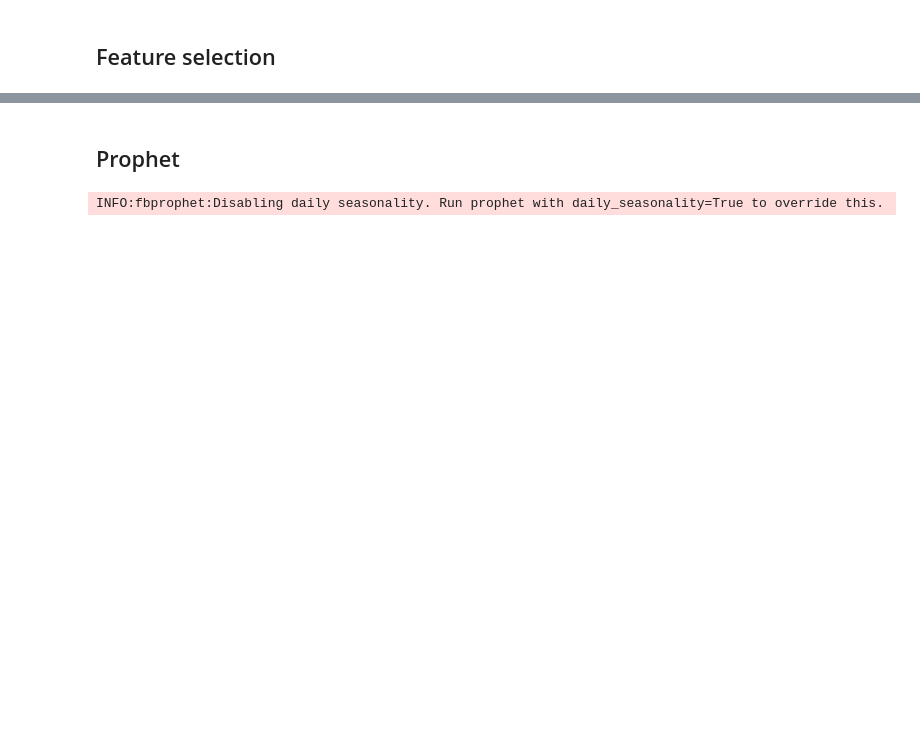
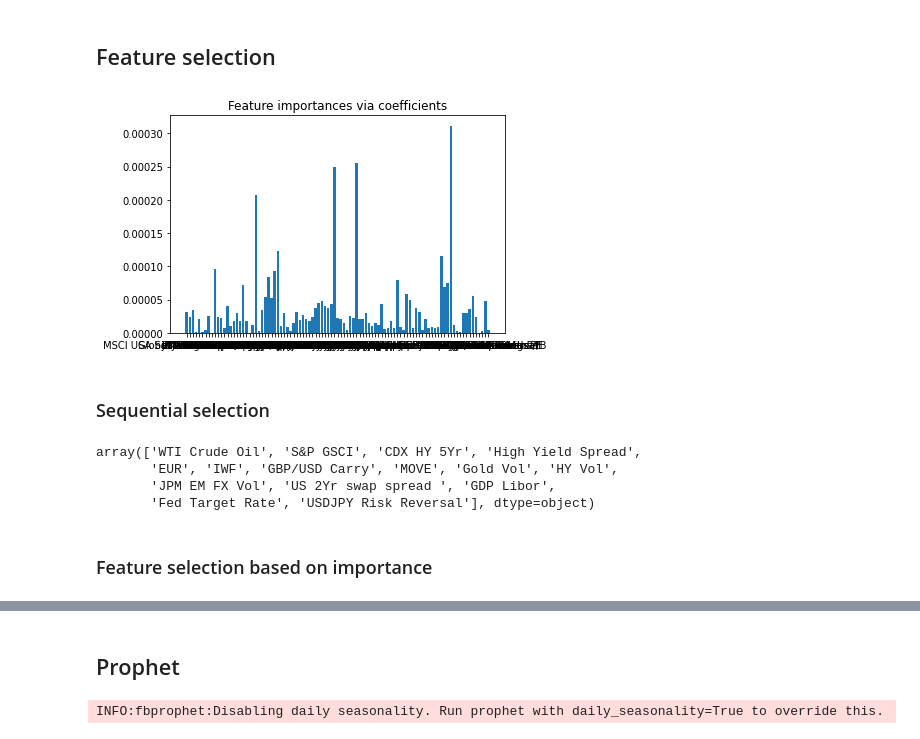
Before and after one commit to JBaldys/APlusBernstein-Project, a Jupyter notebook: notebooks/modeling/value/features.ipynb, the cells around one changed output, grey strips where cells are left out. Saved outputs shown, nothing was run; the diff lists cells and outputs as text; code cells hidden in the pictures; blank space fills up the shorter version.

```diff
--- a/notebooks/modeling/value/features.ipynb
+++ b/notebooks/modeling/value/features.ipynb
@@ -59,2 +61,19 @@ corrs
 # %% [markdown]
 ## Feature selection
+# %%
+import matplotlib.pyplot as plt
+import numpy as np
+from sklearn.linear_model import RidgeCV
+
+y_train, x_train = df_train.pop("value_1d_fwd_rel_ret"), df_train
+# %%
+ridge_fit = RidgeCV(alphas=np.logspace(-6, 6, num=5)).fit(x_train, y_train)
+importance = np.abs(ridge_fit.coef_)
+feature_names = np.array(x_train.columns)
+plt.bar(height=importance, x=feature_names)
+plt.title("Feature importances via coefficients")
+plt.show()
+# %% [output]
+[figure, added]
+# %% [markdown]
+### Sequential selection
@@ -60,0 +85,9 @@ corrs
+# %%
+feature_names[sfs_forward.get_support()]
+# %% [output]
+array(['WTI Crude Oil', 'S&P GSCI', 'CDX HY 5Yr', 'High Yield Spread',
+       'EUR', 'IWF', 'GBP/USD Carry', 'MOVE', 'Gold Vol', 'HY Vol',
+       'JPM EM FX Vol', 'US 2Yr swap spread ', 'GDP Libor',
+       'Fed Target Rate', 'USDJPY Risk Reversal'], dtype=object)
+# %% [markdown]
+### Feature selection based on importance
```
Also changed, not shown: parts of 17 cells of this notebook.
